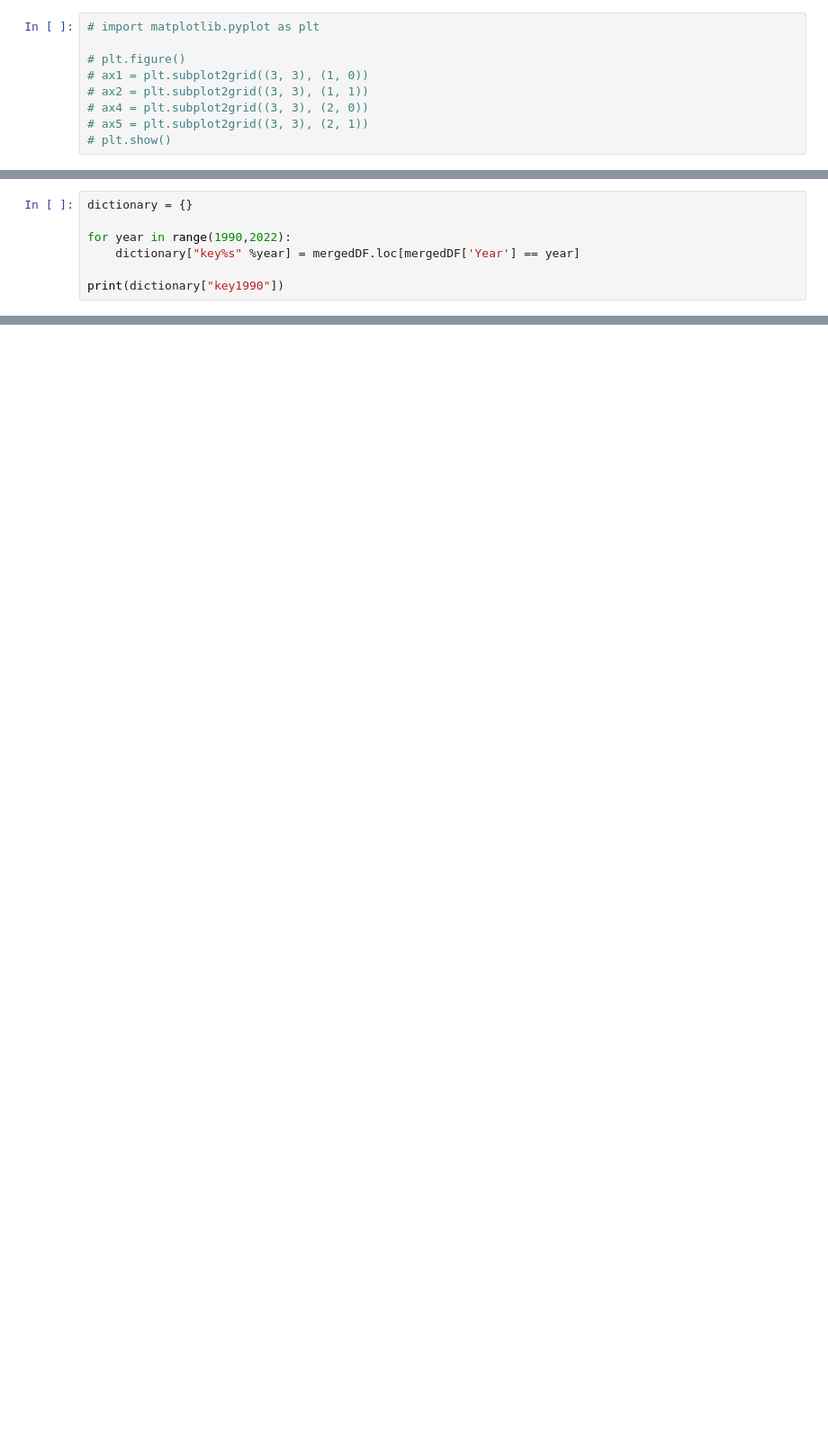
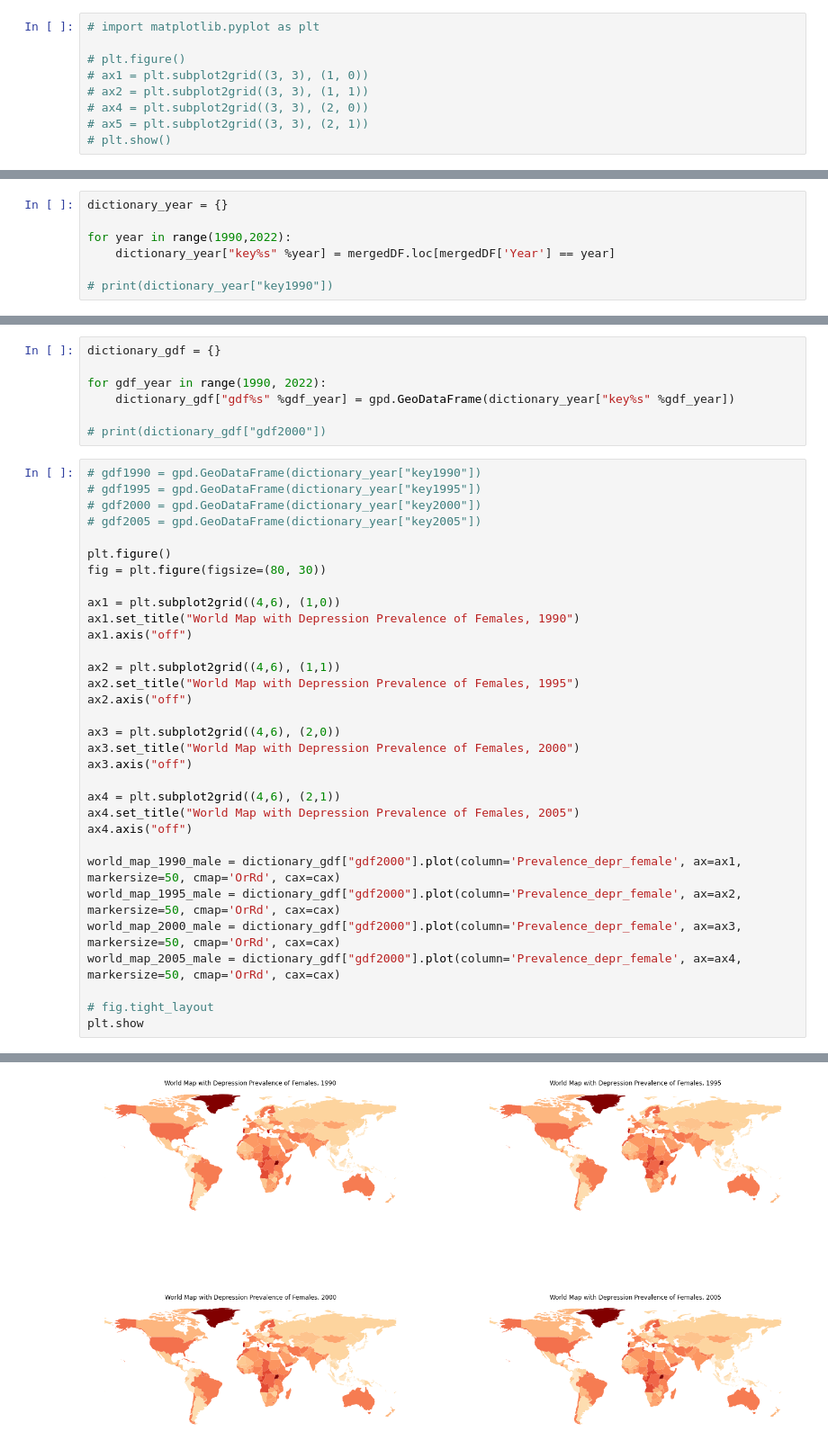
Before and after one commit to lostconnectionhere/mental_health, a Jupyter notebook: menth.ipynb, the cells around one changed output, grey strips where cells are left out. Shown at 90% size. Drawn from its saved outputs; the diff is of its cells as text; blank space fills up the shorter version.

```diff
--- a/menth.ipynb
+++ b/menth.ipynb
@@ -463,9 +420,9 @@ else:
 [169 rows x 10 columns]
 Stop
 # %%
-dictionary = {}
+dictionary_year = {}
 
 for year in range(1990,2022):
-    dictionary["key%s" %year] = mergedDF.loc[mergedDF['Year'] == year]
+    dictionary_year["key%s" %year] = mergedDF.loc[mergedDF['Year'] == year]
 
-print(dictionary["key1990"])
+# print(dictionary_year["key1990"])
@@ -489,0 +429,40 @@ print(dictionary["key1990"])
+# %%
+dictionary_gdf = {}
+
+for gdf_year in range(1990, 2022):
+    dictionary_gdf["gdf%s" %gdf_year] = gpd.GeoDataFrame(dictionary_year["key%s" %gdf_year])
+
+# print(dictionary_gdf["gdf2000"])
+# %%
+# gdf1990 = gpd.GeoDataFrame(dictionary_year["key1990"])
+# gdf1995 = gpd.GeoDataFrame(dictionary_year["key1995"])
+# gdf2000 = gpd.GeoDataFrame(dictionary_year["key2000"])
+# gdf2005 = gpd.GeoDataFrame(dictionary_year["key2005"])
+
+plt.figure()
+fig = plt.figure(figsize=(80, 30))
+
+ax1 = plt.subplot2grid((4,6), (1,0))
+ax1.set_title("World Map with Depression Prevalence of Females, 1990")
+ax1.axis("off")
+
+ax2 = plt.subplot2grid((4,6), (1,1))
+ax2.set_title("World Map with Depression Prevalence of Females, 1995")
+ax2.axis("off")
+
+ax3 = plt.subplot2grid((4,6), (2,0))
+ax3.set_title("World Map with Depression Prevalence of Females, 2000")
+ax3.axis("off")
+
+ax4 = plt.subplot2grid((4,6), (2,1))
+ax4.set_title("World Map with Depression Prevalence of Females, 2005")
+ax4.axis("off")
+
+world_map_1990_male = dictionary_gdf["gdf2000"].plot(column='Prevalence_depr_female', ax=ax1, markersize=50, cmap='OrRd', cax=cax)
+world_map_1995_male = dictionary_gdf["gdf2000"].plot(column='Prevalence_depr_female', ax=ax2, markersize=50, cmap='OrRd', cax=cax)
+world_map_2000_male = dictionary_gdf["gdf2000"].plot(column='Prevalence_depr_female', ax=ax3, markersize=50, cmap='OrRd', cax=cax)
+world_map_2005_male = dictionary_gdf["gdf2000"].plot(column='Prevalence_depr_female', ax=ax4, markersize=50, cmap='OrRd', cax=cax)
+
+# fig.tight_layout
+plt.show
+# %% [output]
@@ -489,0 +471 @@ print(dictionary["key1990"])
+[figure, added]
```
Also changed, not shown: parts of 10 cells of this notebook.
